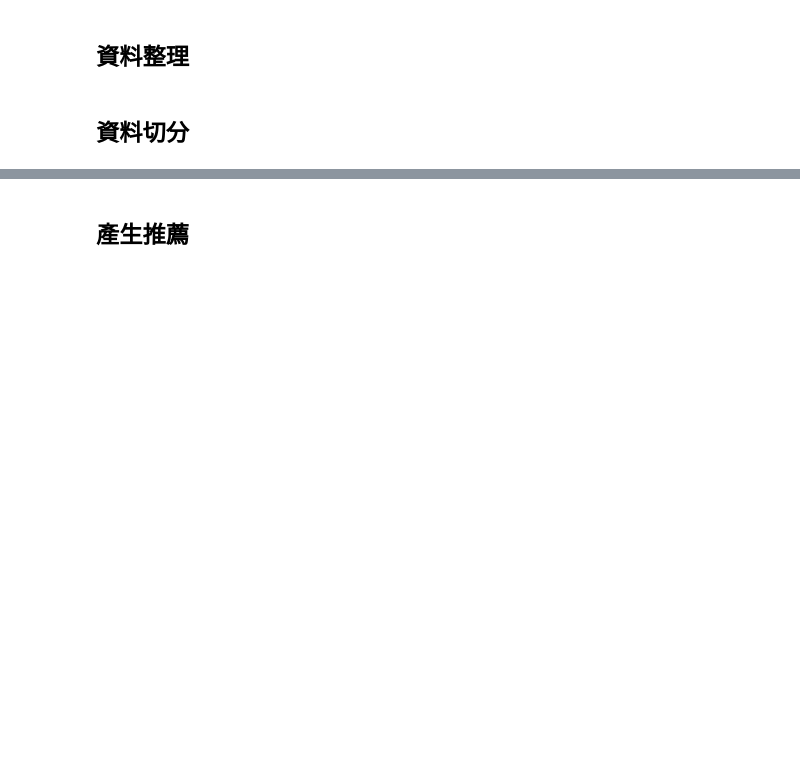
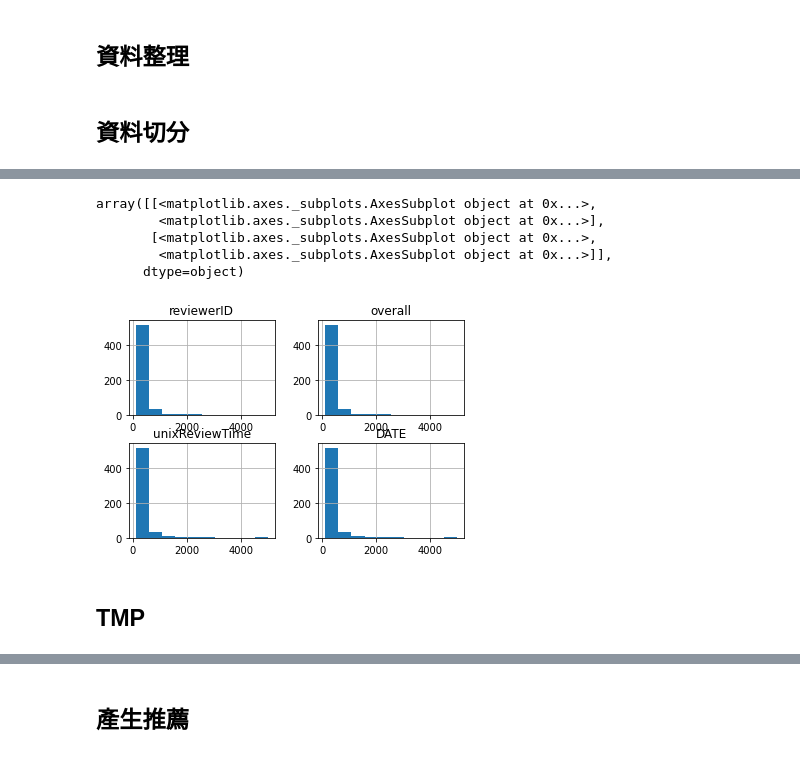
Before and after one commit to iwalterlee/data-course-sample, a Jupyter notebook: sample.ipynb, the cells around one changed output, grey strips where cells are left out. Saved outputs shown, nothing was run; the diff lists cells and outputs as text; code cells hidden in the pictures; blank space fills up the shorter version.

```diff
--- a/sample.ipynb
+++ b/sample.ipynb
@@ -82,0 +93,11 @@ users = list(ratings_testings_by_user.keys())
+# %%
+ratings_trainings.groupby('asin').count().sort_values('reviewerID').hist(bins=10,range=(100,5000))
+# %% [output]
+array([[<matplotlib.axes._subplots.AxesSubplot object at 0x...>,
+        <matplotlib.axes._subplots.AxesSubplot object at 0x...>],
+       [<matplotlib.axes._subplots.AxesSubplot object at 0x...>,
+        <matplotlib.axes._subplots.AxesSubplot object at 0x...>]],
+      dtype=object)
+[figure, added]
+# %% [markdown]
+## TMP
```
Also changed, not shown: parts of 15 cells of this notebook.
